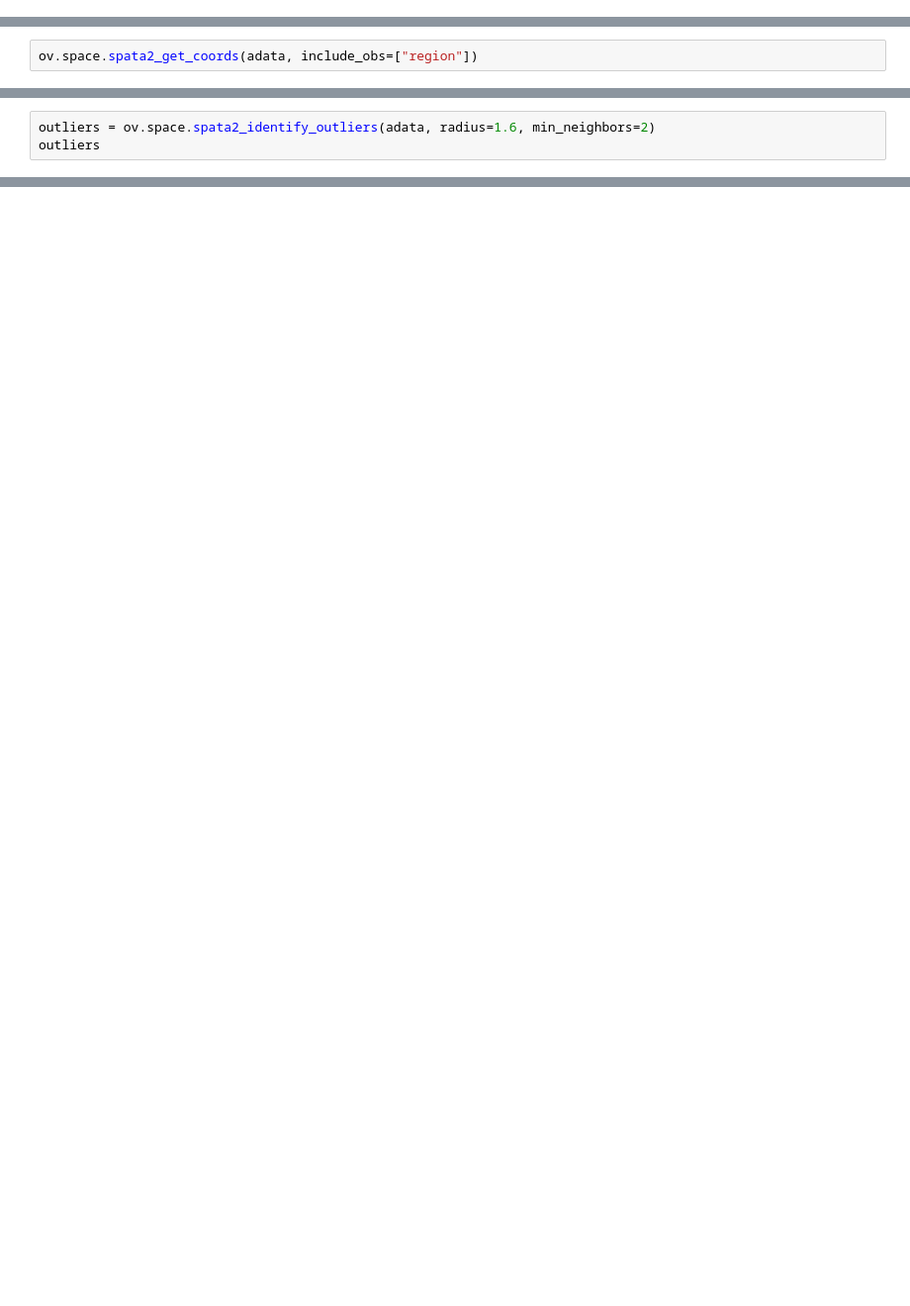
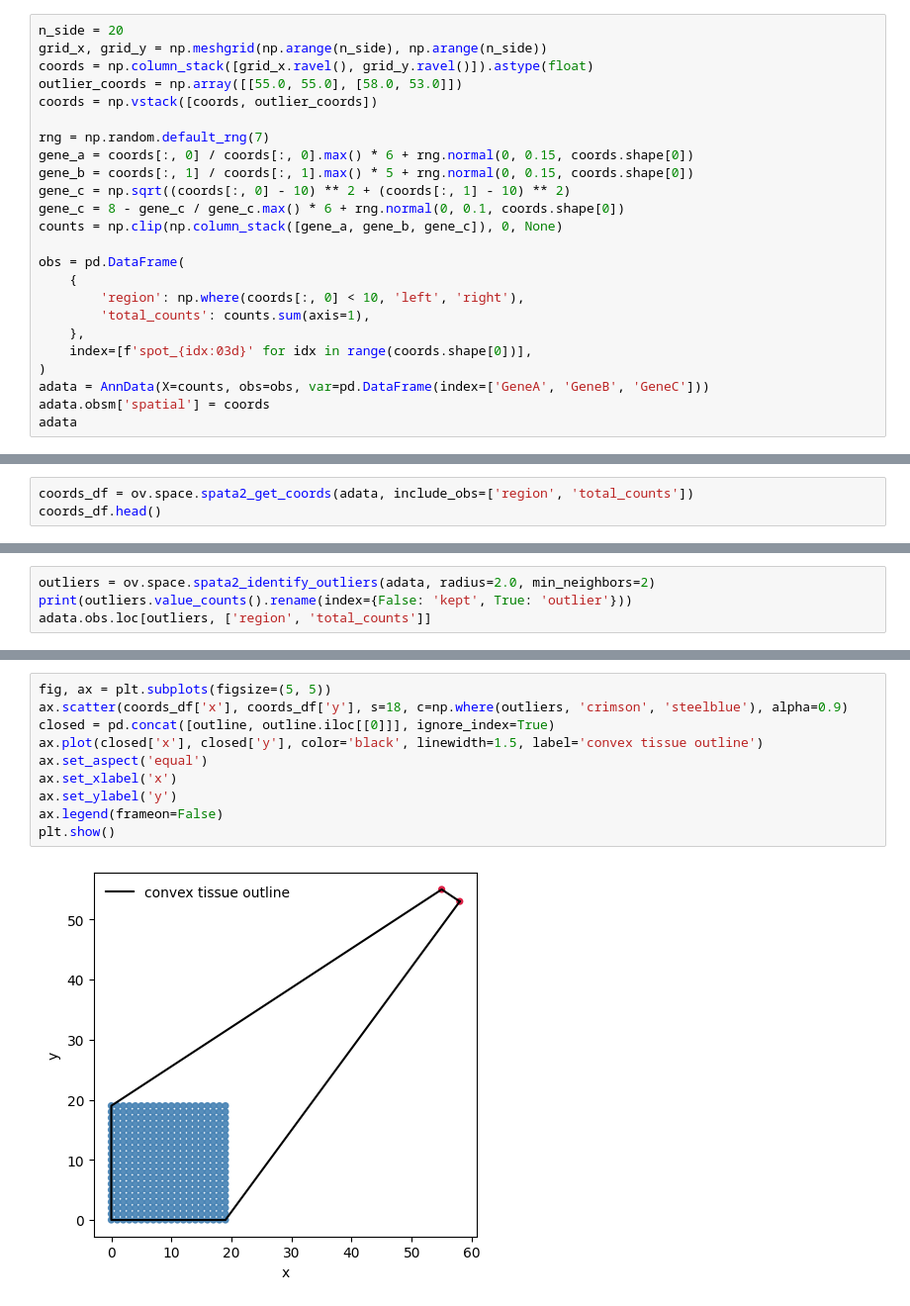
Before and after one commit to Starlitnightly/omicverse-tutorials, a Jupyter notebook: docs/Tutorials-space/t_spata2py.ipynb, the cells around one changed output, grey strips where cells are left out. Shown at 99% size. Saved outputs shown, nothing was run; the diff lists cells and outputs as text; blank space fills up the shorter version.

Commit message:
Expand SPATA2-style utilities tutorial

```diff
--- a/docs/Tutorials-space/t_spata2py.ipynb
+++ b/docs/Tutorials-space/t_spata2py.ipynb
@@ -44,0 +54,24 @@ adata
+# %%
+n_side = 20
+grid_x, grid_y = np.meshgrid(np.arange(n_side), np.arange(n_side))
+coords = np.column_stack([grid_x.ravel(), grid_y.ravel()]).astype(float)
+outlier_coords = np.array([[55.0, 55.0], [58.0, 53.0]])
+coords = np.vstack([coords, outlier_coords])
+
+rng = np.random.default_rng(7)
+gene_a = coords[:, 0] / coords[:, 0].max() * 6 + rng.normal(0, 0.15, coords.shape[0])
+gene_b = coords[:, 1] / coords[:, 1].max() * 5 + rng.normal(0, 0.15, coords.shape[0])
+gene_c = np.sqrt((coords[:, 0] - 10) ** 2 + (coords[:, 1] - 10) ** 2)
+gene_c = 8 - gene_c / gene_c.max() * 6 + rng.normal(0, 0.1, coords.shape[0])
+counts = np.clip(np.column_stack([gene_a, gene_b, gene_c]), 0, None)
+
+obs = pd.DataFrame(
+    {
+        'region': np.where(coords[:, 0] < 10, 'left', 'right'),
+        'total_counts': counts.sum(axis=1),
+    },
+    index=[f'spot_{idx:03d}' for idx in range(coords.shape[0])],
+)
+adata = AnnData(X=counts, obs=obs, var=pd.DataFrame(index=['GeneA', 'GeneB', 'GeneC']))
+adata.obsm['spatial'] = coords
+adata
@@ -45,2 +86,3 @@ adata
 # %%
-ov.space.spata2_get_coords(adata, include_obs=["region"])
+coords_df = ov.space.spata2_get_coords(adata, include_obs=['region', 'total_counts'])
+coords_df.head()
@@ -54,3 +141,4 @@ outline
 # %%
-outliers = ov.space.spata2_identify_outliers(adata, radius=1.6, min_neighbors=2)
-outliers
+outliers = ov.space.spata2_identify_outliers(adata, radius=2.0, min_neighbors=2)
+print(outliers.value_counts().rename(index={False: 'kept', True: 'outlier'}))
+adata.obs.loc[outliers, ['region', 'total_counts']]
@@ -56,0 +153,12 @@ outliers
+# %%
+fig, ax = plt.subplots(figsize=(5, 5))
+ax.scatter(coords_df['x'], coords_df['y'], s=18, c=np.where(outliers, 'crimson', 'steelblue'), alpha=0.9)
+closed = pd.concat([outline, outline.iloc[[0]]], ignore_index=True)
+ax.plot(closed['x'], closed['y'], color='black', linewidth=1.5, label='convex tissue outline')
+ax.set_aspect('equal')
+ax.set_xlabel('x')
+ax.set_ylabel('y')
+ax.legend(frameon=False)
+plt.show()
+# %% [output]
+[figure, added]
```
Also changed, not shown: parts of 31 cells of this notebook.
